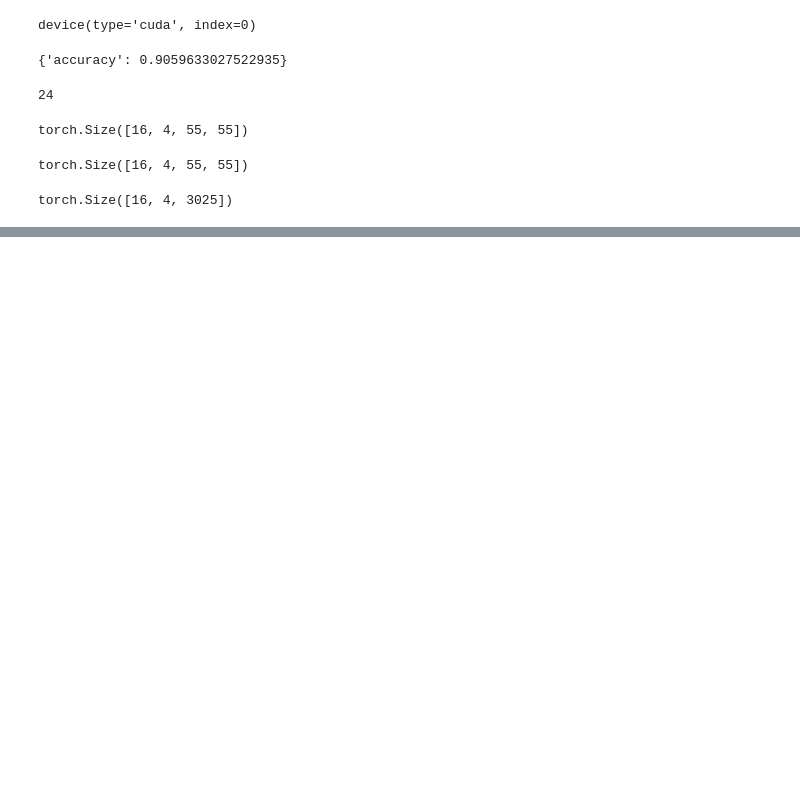
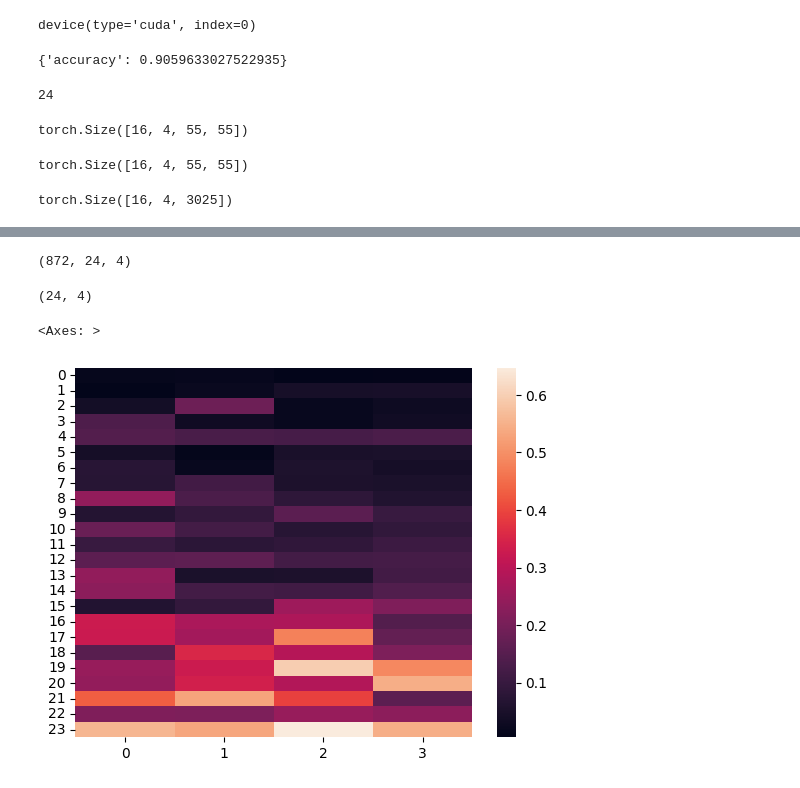
Before and after one commit to rayortigas/_2024-CS230-project, a Jupyter notebook: milestone.ipynb, the cells around one changed output, grey strips where cells are left out. Drawn from its saved outputs; the diff is of its cells as text; code cells hidden in the pictures; blank space fills up the shorter version.

Commit message:
Visualize attention differences between LoRA and pretrained on val set.

```diff
--- a/milestone.ipynb
+++ b/milestone.ipynb
@@ -463,3 +503,17 @@ torch.Size([16, 4, 55, 55])
 outputs.attentions[0].flatten(start_dim=-2).shape
 # %% [output]
 torch.Size([16, 4, 3025])
+# %%
+updated_attentions = []
+for batch in tqdm(data_loader):
+    outputs = test_model(
+        input_ids=torch.stack(batch["input_ids"]).T.to("cuda"),
+        token_type_ids=torch.stack(batch["token_type_ids"]).T.to("cuda"),
+        attention_mask=torch.stack(batch["attention_mask"]).T.to("cuda"),
+    )
+    updated_attentions.append(np.stack([a.detach().cpu().numpy() for a in outputs.attentions]))
+# %%
+updated_attentions = np.concat([
+    np.transpose(np.reshape(a, a.shape[:-2] + (-1,)), axes=(1, 0, 2, 3))
+    for a in updated_attentions
+])
@@ -465,0 +524,16 @@ torch.Size([16, 4, 3025])
+# %%
+cosine_similarities = nn.functional.cosine_similarity(
+    torch.tensor(original_attentions),
+    torch.tensor(updated_attentions),
+    dim=-1
+).numpy()
+# %%
+cosine_similarities.shape
+# %% [output]
+(872, 24, 4)
+# %%
+avg_cosine_similarities = cosine_similarities.mean(axis=0)
+# %%
+avg_cosine_similarities.shape
+# %% [output]
+(24, 4)
@@ -465,0 +542,5 @@ torch.Size([16, 4, 3025])
+# %%
+sns.heatmap(1 - avg_cosine_similarities)
+# %% [output]
+<Axes: >
+[figure, added]
```
Also changed, not shown: parts of 13 cells of this notebook.
